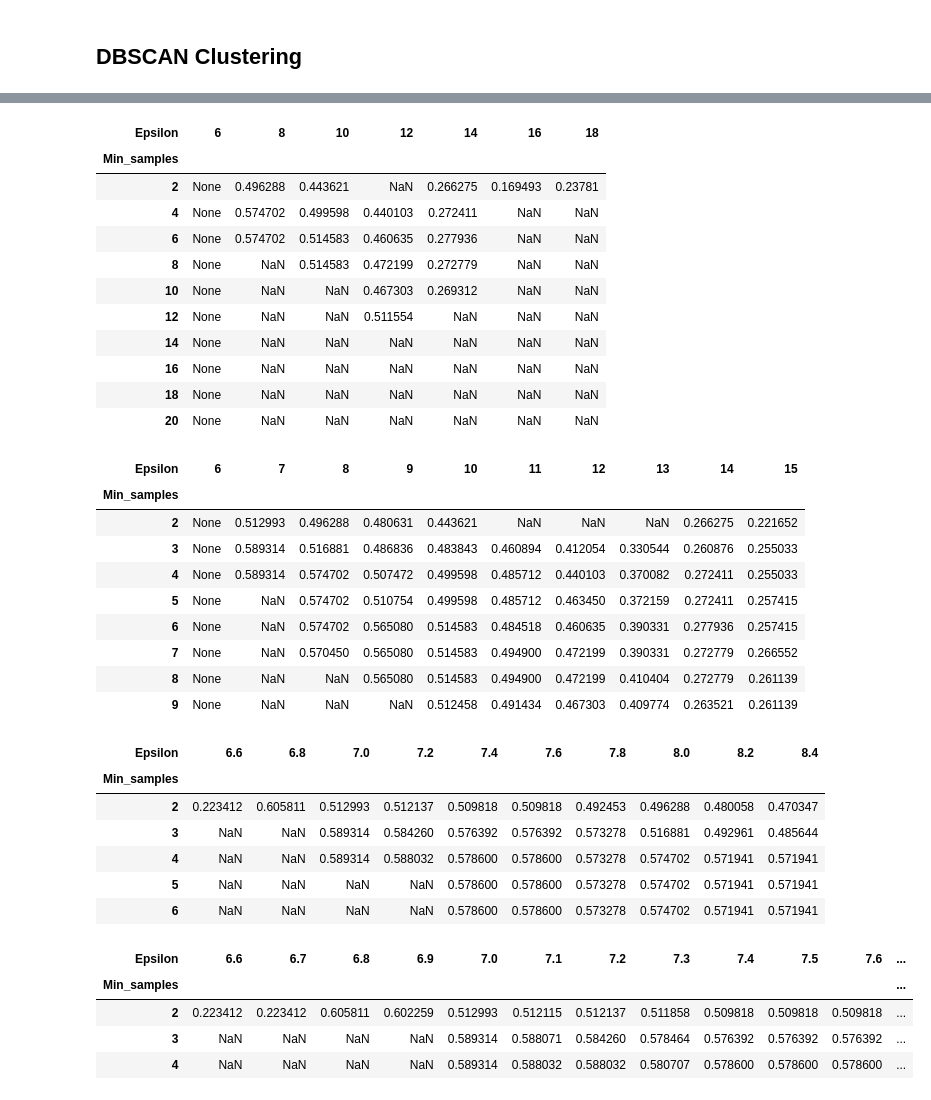
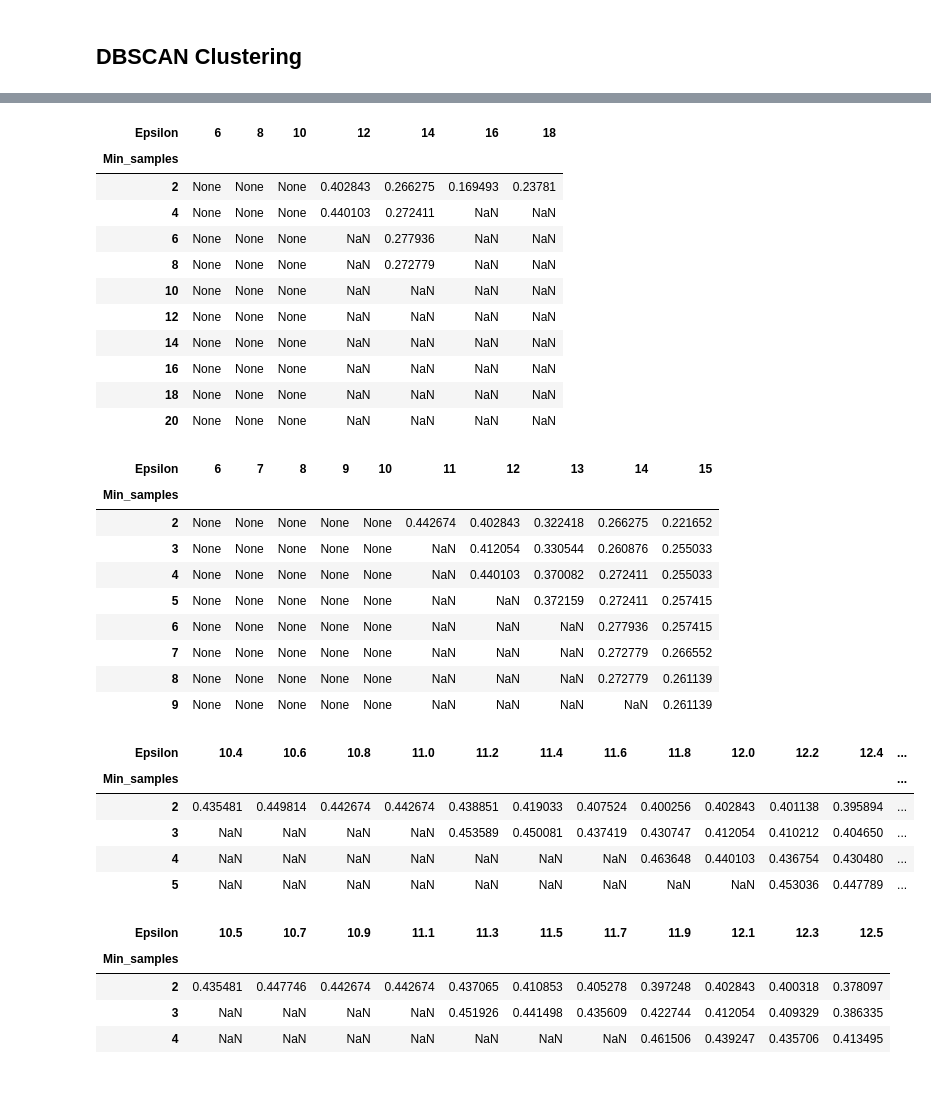
Before and after one commit to EstebanBrito/xai-ucm-unsup, a Jupyter notebook: notebooks/FeatsClustering.ipynb, the cells around one changed output, grey strips where cells are left out. Drawn from its saved outputs; the diff is of its cells as text; code cells hidden in the pictures.

Commit message:
Modified DBSCAN clustering parameters

```diff
--- a/notebooks/FeatsClustering.ipynb
+++ b/notebooks/FeatsClustering.ipynb
@@ -151,7 +151,7 @@ No good values for k had been found using KMeans. It could be agued that the low
 from sklearn.cluster import DBSCAN
 from sklearn.metrics import silhouette_score
 # %%
-def fit_dbscan(data, min_samples, eps_values):
+def fit_dbscan(data, min_samples, eps_values, min_no_clusters=2, max_no_clusters=np.inf, min_clust_instances=20, max_clust_instances=np.inf):
     scores = []
     clusters = []
     instances = []
@@ -164,12 +164,13 @@ def fit_dbscan(data, min_samples, eps_values):
             db = DBSCAN(min_samples=m, eps=e)
             db.fit(data)
             # Get only non anomalous instances
-            non_a = db.labels_ != -1
+            non_a = db.labels_ != -1 # [False, ..., False] if all are outliers
+            # TODO: If at least one is True, keep going
             # Calculate conditions
-            n_clusters = len(np.unique(db.labels_[non_a]))
-            n_instances = len(db.labels_[non_a])
+            n_clusters = len(np.unique(db.labels_[non_a])) # 0 if all are outliers
+            n_instances = len(db.labels_[non_a]) # 0 if all are outliers
             # Apply conditions
-            if (n_clusters >= 2 and n_clusters <= 15 and n_instances >= 35):
+            if (n_clusters >= min_no_clusters and n_clusters <= max_no_clusters and n_instances >= min_clust_instances and n_instances <= max_clust_instances):
                 score = silhouette_score(data[non_a], db.labels_[non_a])
             else:
                 score = None
@@ -184,8 +185,8 @@ def fit_dbscan(data, min_samples, eps_values):
     # Prepare and return values
     ms_axis = pd.Index(min_samples, name='Min_samples')
     eps_axis = pd.Index(eps_values, name='Epsilon')
+    df_scores = pd.DataFrame(scores, index=ms_axis, columns=eps_axis)
     df_clusters = pd.DataFrame(clusters, index=ms_axis, columns=eps_axis)
-    df_scores = pd.DataFrame(scores, index=ms_axis, columns=eps_axis)
     df_instances = pd.DataFrame(instances, index=ms_axis, columns=eps_axis)
     return df_scores, df_clusters, df_instances
 # %%
@@ -207,51 +208,50 @@ dfs
 # %%
-dfs, dfc, dfi = fit_dbscan(X, range(2, 22, 2), np.arange(6, 20, 2))
+dfs, dfc, dfi = fit_dbscan(X, range(2, 22, 2), np.arange(6, 20, 2), min_no_clusters=2, min_clust_instances=140)
 dfs
 # %% [output]
 | Epsilon | 6 | 8 | 10 | 12 | 14 | 16 | 18 |
 | Min_samples |  |  |  |  |  |  |  |
-| 2 | None | 0.496288 | 0.443621 | NaN | 0.266275 | 0.169493 | 0.23781 |
-| 4 | None | 0.574702 | 0.499598 | 0.440103 | 0.272411 | NaN | NaN |
-| 6 | None | 0.574702 | 0.514583 | 0.460635 | 0.277936 | NaN | NaN |
-| 8 | None | NaN | 0.514583 | 0.472199 | 0.272779 | NaN | NaN |
-| 10 | None | NaN | NaN | 0.467303 | 0.269312 | NaN | NaN |
-| 12 | None | NaN | NaN | 0.511554 | NaN | NaN | NaN |
-| 14 | None | NaN | NaN | NaN | NaN | NaN | NaN |
-| 16 | None | NaN | NaN | NaN | NaN | NaN | NaN |
-| 18 | None | NaN | NaN | NaN | NaN | NaN | NaN |
-| 20 | None | NaN | NaN | NaN | NaN | NaN | NaN |
+| 2 | None | None | None | 0.402843 | 0.266275 | 0.169493 | 0.23781 |
+| 4 | None | None | None | 0.440103 | 0.272411 | NaN | NaN |
+| 6 | None | None | None | NaN | 0.277936 | NaN | NaN |
+| 8 | None | None | None | NaN | 0.272779 | NaN | NaN |
+| 10 | None | None | None | NaN | NaN | NaN | NaN |
+| 12 | None | None | None | NaN | NaN | NaN | NaN |
+| 14 | None | None | None | NaN | NaN | NaN | NaN |
+| 16 | None | None | None | NaN | NaN | NaN | NaN |
+| 18 | None | None | None | NaN | NaN | NaN | NaN |
+| 20 | None | None | None | NaN | NaN | NaN | NaN |
 # %%
-dfs, dfc, dfi = fit_dbscan(X, range(2, 10, 1), np.arange(6, 16, 1))
+dfs, dfc, dfi = fit_dbscan(X, range(2, 10, 1), np.arange(6, 16, 1), min_clust_instances=140)
 dfs
 # %% [output]
 | Epsilon | 6 | 7 | 8 | 9 | 10 | 11 | 12 | 13 | 14 | 15 |
 | Min_samples |  |  |  |  |  |  |  |  |  |  |
-| 2 | None | 0.512993 | 0.496288 | 0.480631 | 0.443621 | NaN | NaN | NaN | 0.266275 | 0.221652 |
-| 3 | None | 0.589314 | 0.516881 | 0.486836 | 0.483843 | 0.460894 | 0.412054 | 0.330544 | 0.260876 | 0.255033 |
-| 4 | None | 0.589314 | 0.574702 | 0.507472 | 0.499598 | 0.485712 | 0.440103 | 0.370082 | 0.272411 | 0.255033 |
-| 5 | None | NaN | 0.574702 | 0.510754 | 0.499598 | 0.485712 | 0.463450 | 0.372159 | 0.272411 | 0.257415 |
-| 6 | None | NaN | 0.574702 | 0.565080 | 0.514583 | 0.484518 | 0.460635 | 0.390331 | 0.277936 | 0.257415 |
-| 7 | None | NaN | 0.570450 | 0.565080 | 0.514583 | 0.494900 | 0.472199 | 0.390331 | 0.272779 | 0.266552 |
-| 8 | None | NaN | NaN | 0.565080 | 0.514583 | 0.494900 | 0.472199 | 0.410404 | 0.272779 | 0.261139 |
-| 9 | None | NaN | NaN | NaN | 0.512458 | 0.491434 | 0.467303 | 0.409774 | 0.263521 | 0.261139 |
+| 2 | None | None | None | None | None | 0.442674 | 0.402843 | 0.322418 | 0.266275 | 0.221652 |
+| 3 | None | None | None | None | None | NaN | 0.412054 | 0.330544 | 0.260876 | 0.255033 |
+| 4 | None | None | None | None | None | NaN | 0.440103 | 0.370082 | 0.272411 | 0.255033 |
+| 5 | None | None | None | None | None | NaN | NaN | 0.372159 | 0.272411 | 0.257415 |
+| 6 | None | None | None | None | None | NaN | NaN | NaN | 0.277936 | 0.257415 |
+| 7 | None | None | None | None | None | NaN | NaN | NaN | 0.272779 | 0.266552 |
+| 8 | None | None | None | None | None | NaN | NaN | NaN | 0.272779 | 0.261139 |
+| 9 | None | None | None | None | None | NaN | NaN | NaN | NaN | 0.261139 |
 # %%
-dfs, dfc, dfi = fit_dbscan(X, range(2, 7, 1), np.arange(6.6, 8.4, 0.2))
+dfs, dfc, dfi = fit_dbscan(X, range(2, 6, 1), np.arange(10.4, 12.8, 0.2), min_clust_instances=140)
 dfs
 # %% [output]
-| Epsilon | 6.6 | 6.8 | 7.0 | 7.2 | 7.4 | 7.6 | 7.8 | 8.0 | 8.2 | 8.4 |
-| Min_samples |  |  |  |  |  |  |  |  |  |  |
-| 2 | 0.223412 | 0.605811 | 0.512993 | 0.512137 | 0.509818 | 0.509818 | 0.492453 | 0.496288 | 0.480058 | 0.470347 |
-| 3 | NaN | NaN | 0.589314 | 0.584260 | 0.576392 | 0.576392 | 0.573278 | 0.516881 | 0.492961 | 0.485644 |
-| 4 | NaN | NaN | 0.589314 | 0.588032 | 0.578600 | 0.578600 | 0.573278 | 0.574702 | 0.571941 | 0.571941 |
-| 5 | NaN | NaN | NaN | NaN | 0.578600 | 0.578600 | 0.573278 | 0.574702 | 0.571941 | 0.571941 |
-| 6 | NaN | NaN | NaN | NaN | 0.578600 | 0.578600 | 0.573278 | 0.574702 | 0.571941 | 0.571941 |
+| Epsilon | 10.4 | 10.6 | 10.8 | 11.0 | 11.2 | 11.4 | 11.6 | 11.8 | 12.0 | 12.2 | 12.4 | ... |
+| Min_samples |  |  |  |  |  |  |  |  |  |  |  | ... |
+| 2 | 0.435481 | 0.449814 | 0.442674 | 0.442674 | 0.438851 | 0.419033 | 0.407524 | 0.400256 | 0.402843 | 0.401138 | 0.395894 | ... |
+| 3 | NaN | NaN | NaN | NaN | 0.453589 | 0.450081 | 0.437419 | 0.430747 | 0.412054 | 0.410212 | 0.404650 | ... |
+| 4 | NaN | NaN | NaN | NaN | NaN | NaN | NaN | 0.463648 | 0.440103 | 0.436754 | 0.430480 | ... |
+| 5 | NaN | NaN | NaN | NaN | NaN | NaN | NaN | NaN | NaN | 0.453036 | 0.447789 | ... |
 # %%
-dfs, dfc, dfi = fit_dbscan(X, range(2, 5, 1), np.arange(6.6, 8.0, 0.1))
+dfs, dfc, dfi = fit_dbscan(X, range(2, 5, 1), np.arange(10.5, 12.7, 0.2), min_clust_instances=140)
 dfs
 # %% [output]
-| Epsilon | 6.6 | 6.7 | 6.8 | 6.9 | 7.0 | 7.1 | 7.2 | 7.3 | 7.4 | 7.5 | 7.6 | ... |
-| Min_samples |  |  |  |  |  |  |  |  |  |  |  | ... |
-| 2 | 0.223412 | 0.223412 | 0.605811 | 0.602259 | 0.512993 | 0.512115 | 0.512137 | 0.511858 | 0.509818 | 0.509818 | 0.509818 | ... |
-| 3 | NaN | NaN | NaN | NaN | 0.589314 | 0.588071 | 0.584260 | 0.578464 | 0.576392 | 0.576392 | 0.576392 | ... |
-| 4 | NaN | NaN | NaN | NaN | 0.589314 | 0.588032 | 0.588032 | 0.580707 | 0.578600 | 0.578600 | 0.578600 | ... |
+| Epsilon | 10.5 | 10.7 | 10.9 | 11.1 | 11.3 | 11.5 | 11.7 | 11.9 | 12.1 | 12.3 | 12.5 |
+| Min_samples |  |  |  |  |  |  |  |  |  |  |  |
+| 2 | 0.435481 | 0.447746 | 0.442674 | 0.442674 | 0.437065 | 0.410853 | 0.405278 | 0.397248 | 0.402843 | 0.400318 | 0.378097 |
+| 3 | NaN | NaN | NaN | NaN | 0.451926 | 0.441498 | 0.435609 | 0.422744 | 0.412054 | 0.409329 | 0.386335 |
+| 4 | NaN | NaN | NaN | NaN | NaN | NaN | NaN | 0.461506 | 0.439247 | 0.435706 | 0.413495 |
 # %% [markdown]
```
Also changed, not shown: parts of 5 cells of this notebook, 2 other files.
